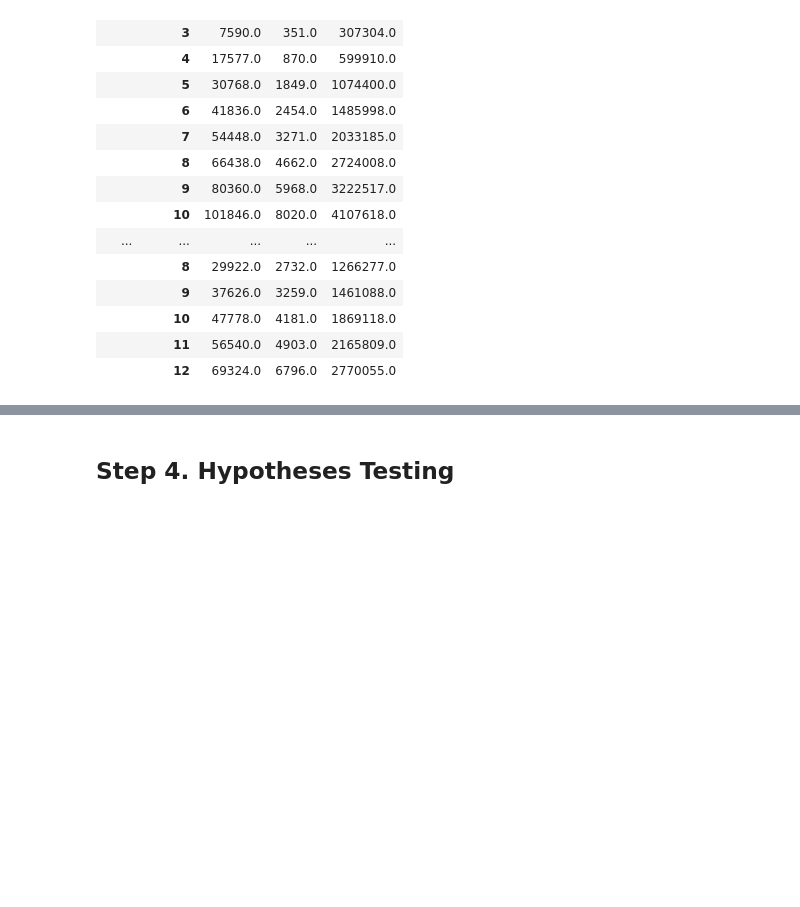
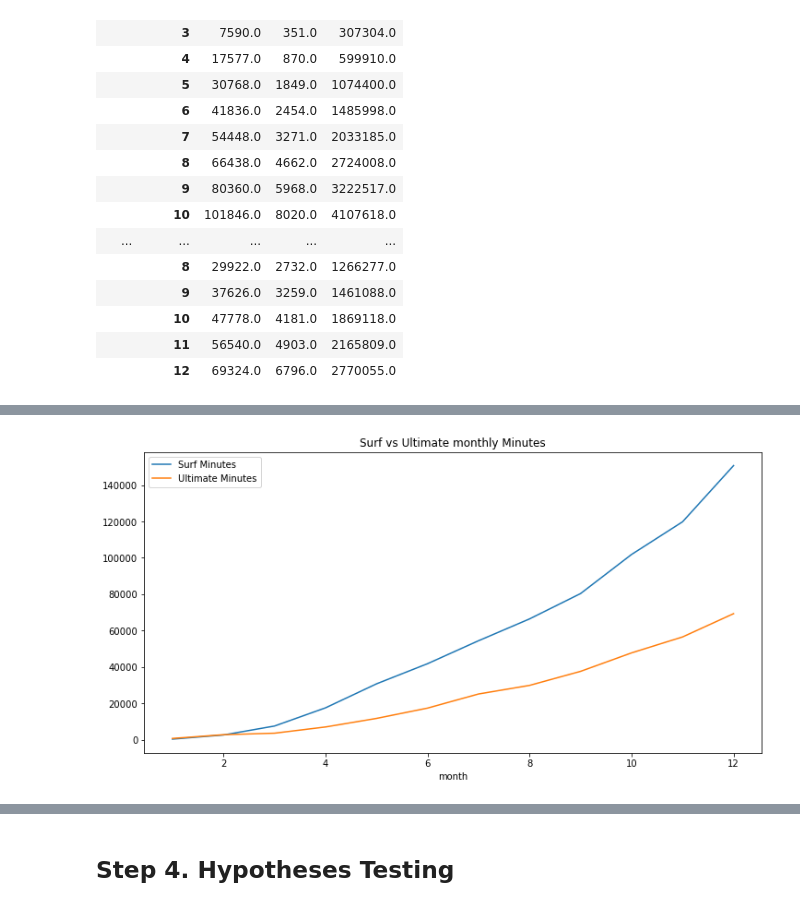
Before and after one commit to rainbowmoonlight/Yandex_Practicum_Projects, a Jupyter notebook: 03 Telecom Statistical Data Analysis/Telecom Statistical Data Analysis.ipynb, the cells around one changed output, grey strips where cells are left out. Saved outputs shown, nothing was run; the diff lists cells and outputs as text; code cells hidden in the pictures; blank space fills up the shorter version.

```diff
--- a/03 Telecom Statistical Data Analysis/Telecom Statistical Data Analysis.ipynb
+++ b/03 Telecom Statistical Data Analysis/Telecom Statistical Data Analysis.ipynb
@@ -863,0 +938,9 @@ status
+# %%
+plt.figure(figsize=(12,6))
+status.xs('surf')['minutes'].plot()
+status.xs('ultimate')['minutes'].plot()
+plt.legend(['Surf Minutes', 'Ultimate Minutes'])
+plt.title('Surf vs Ultimate monthly Minutes')
+plt.show()
+# %% [output]
+[figure, added]
```
Also changed, not shown: parts of 49 cells of this notebook.
